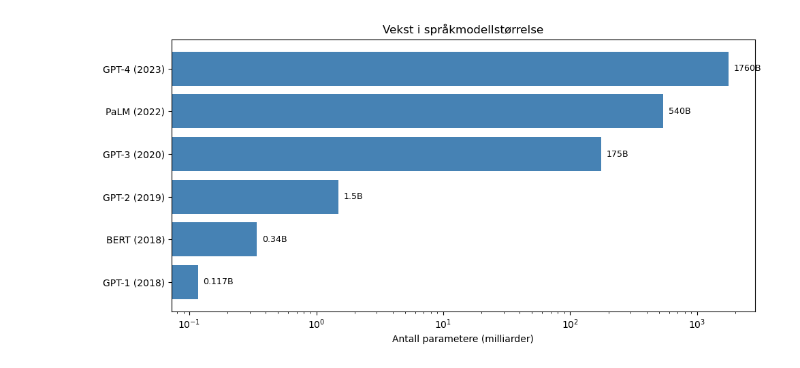
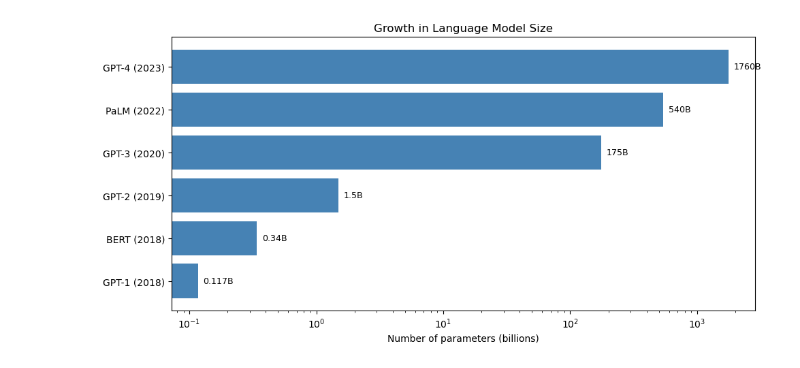
Before and after one commit to arvidl/BMED365-2026, a Jupyter notebook: Lab3-GenAI-LLM/notebooks/01-introduction-genai.ipynb, the cells around one changed output. Cells and saved outputs as stored; diff of their text form; code cells hidden in the pictures.

```diff
--- a/Lab3-GenAI-LLM/notebooks/01-introduction-genai.ipynb
+++ b/Lab3-GenAI-LLM/notebooks/01-introduction-genai.ipynb
@@ -89,30 +91,30 @@ Dette muliggjorde trening av mye større modeller på mye mer data.
 # %%
-# Visualisering av veksten i modellstørrelse
+# Visualization of growth in model size
 import matplotlib.pyplot as plt
 import numpy as np
 
-# Data: Modellstørrelse (antall parametere) over tid
-modeller = {
+# Data: Model size (number of parameters) over time
+models = {
     'GPT-1 (2018)': 0.117,
     'BERT (2018)': 0.34,
     'GPT-2 (2019)': 1.5,
     'GPT-3 (2020)': 175,
     'PaLM (2022)': 540,
-    'GPT-4 (2023)': 1760,  # Estimat
+    'GPT-4 (2023)': 1760,  # Estimate
 }
 
 fig, ax = plt.subplots(figsize=(10, 5))
 
-ax.barh(list(modeller.keys()), list(modeller.values()), color='steelblue')
-ax.set_xlabel('Antall parametere (milliarder)')
-ax.set_title('Vekst i språkmodellstørrelse')
+ax.barh(list(models.keys()), list(models.values()), color='steelblue')
+ax.set_xlabel('Number of parameters (billions)')
+ax.set_title('Growth in Language Model Size')
 ax.set_xscale('log')
 
-# Legg til verdier på søylene
-for i, (modell, verdi) in enumerate(modeller.items()):
-    ax.text(verdi * 1.1, i, f'{verdi}B', va='center', fontsize=9)
+# Add values to the bars
+for i, (model, value) in enumerate(models.items()):
+    ax.text(value * 1.1, i, f'{value}B', va='center', fontsize=9)
 
 plt.tight_layout()
 plt.show()
 # %% [output]
-[figure, old version]
+[figure, new version]
```
Also changed, not shown: parts of 26 cells of this notebook.
